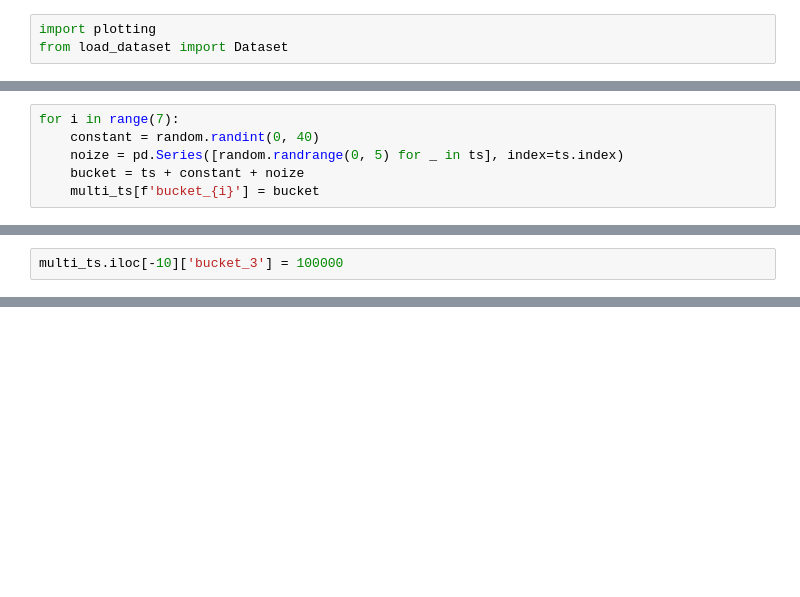
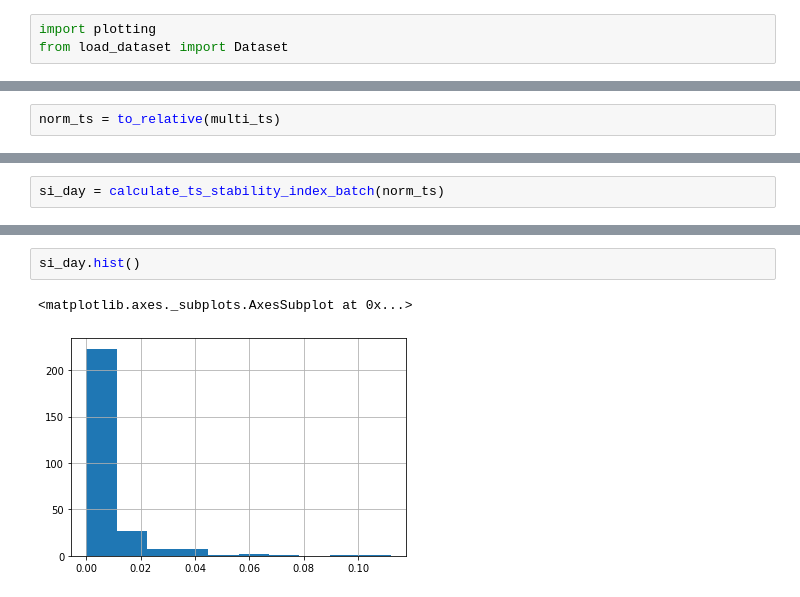
Before and after one commit to technogleb/ts_course_summer, a Jupyter notebook: week_3/stability_index.ipynb, the cells around one changed output, grey strips where cells are left out. Saved outputs shown, nothing was run; the diff lists cells and outputs as text; blank space fills up the shorter version.

```diff
--- a/week_3/stability_index.ipynb
+++ b/week_3/stability_index.ipynb
@@ -23,6 +17,0 @@ multi_ts = pd.DataFrame()
-# %%
-for i in range(7):
-    constant = random.randint(0, 40)
-    noize = pd.Series([random.randrange(0, 5) for _ in ts], index=ts.index)
-    bucket = ts + constant + noize
-    multi_ts[f'bucket_{i}'] = bucket
@@ -59,2 +17,0 @@ si.plot()
-# %%
-multi_ts.iloc[-10]['bucket_3'] = 100000
@@ -68,0 +50,2 @@ si.plot()
+# %%
+norm_ts = to_relative(multi_ts)
@@ -68,0 +90,2 @@ si.plot()
+# %%
+si_day = calculate_ts_stability_index_batch(norm_ts)
@@ -68,0 +116,5 @@ si.plot()
+# %%
+si_day.hist()
+# %% [output]
+<matplotlib.axes._subplots.AxesSubplot at 0x...>
+[figure, added]
```
Also changed, not shown: parts of 48 cells of this notebook, 2 other files.
